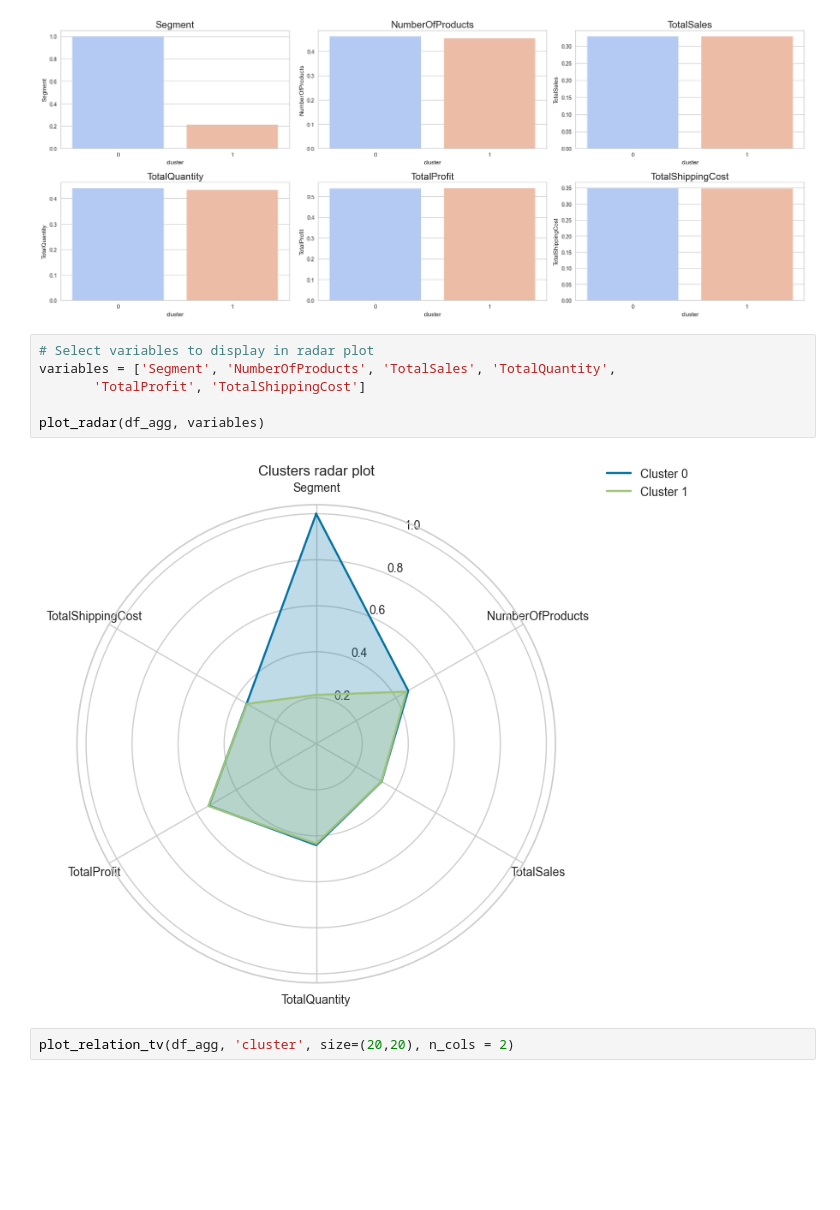
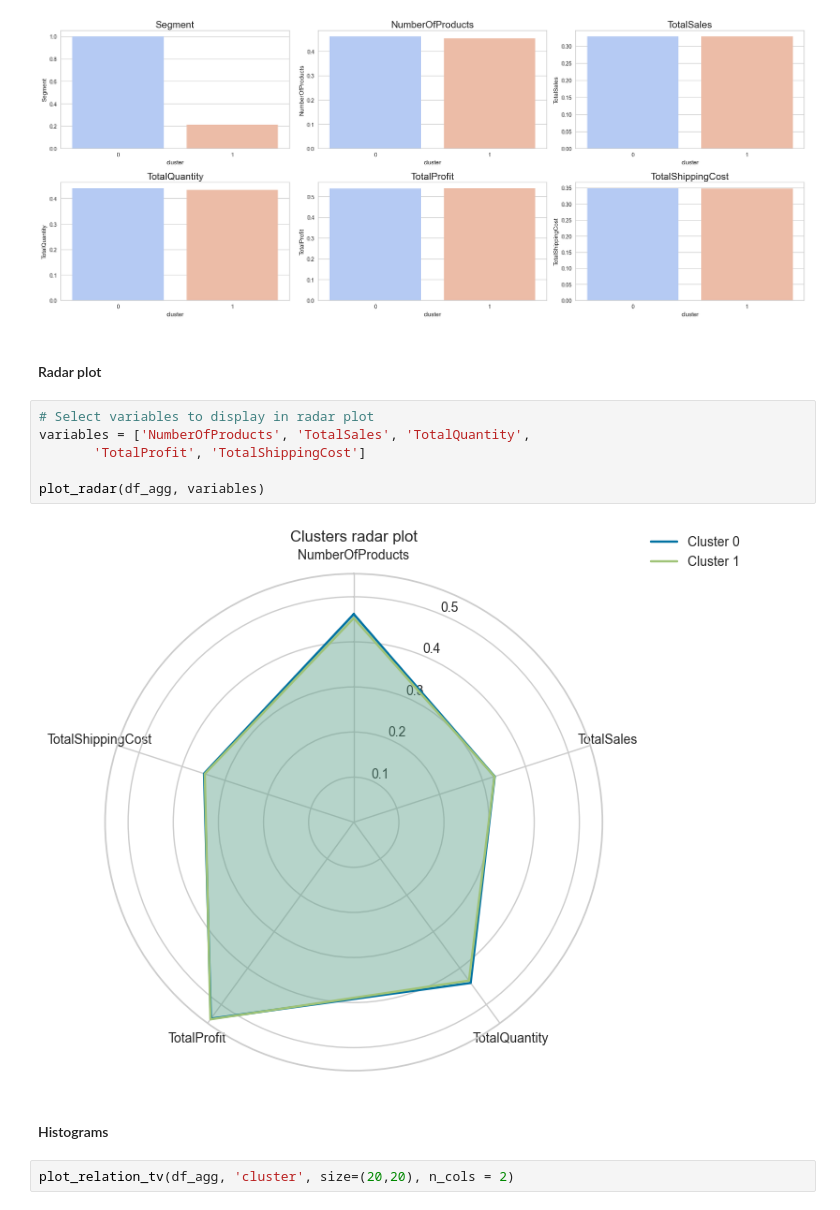
Before and after one commit to SupernovaIa/Proyecto-9-Global-Trade-Insights-Clustering-and-Regression, a Jupyter notebook: notebook/02-a-Customers_Clustering.ipynb, the cells around one changed output. Saved outputs shown, nothing was run; the diff lists cells and outputs as text; blank space fills up the shorter version.

```diff
--- a/notebook/02-a-Customers_Clustering.ipynb
+++ b/notebook/02-a-Customers_Clustering.ipynb
@@ -200,14 +227,18 @@ df_agg["cluster"] = agglo_labels
 plot_clusters(df_agg)
 # %% [output]
 [figure]
+# %% [markdown]
+#### Radar plot
 # %%
 # Select variables to display in radar plot
-variables = ['Segment', 'NumberOfProducts', 'TotalSales', 'TotalQuantity',
+variables = ['NumberOfProducts', 'TotalSales', 'TotalQuantity',
        'TotalProfit', 'TotalShippingCost']
 
 plot_radar(df_agg, variables)
 # %% [output]
-[figure, old version]
+[figure, new version]
+# %% [markdown]
+#### Histograms
 # %%
 plot_relation_tv(df_agg, 'cluster', size=(20,20), n_cols = 2)
 # %% [output]
```
Also changed, not shown: parts of 36 cells of this notebook, 2 other files.
